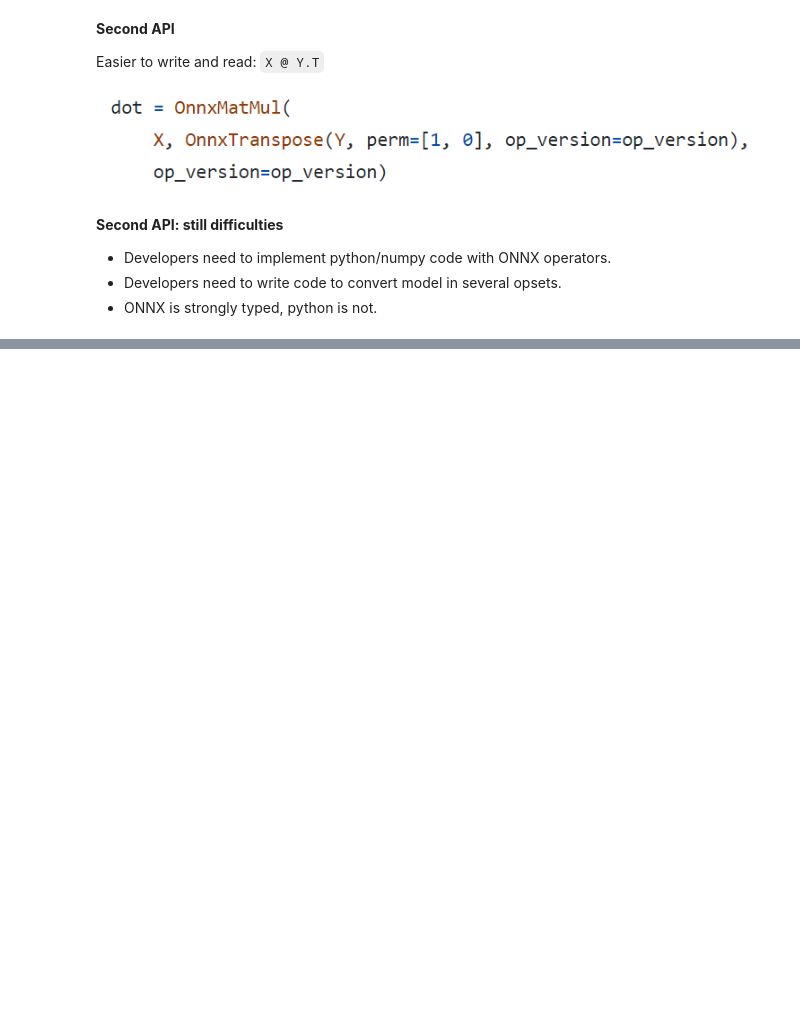
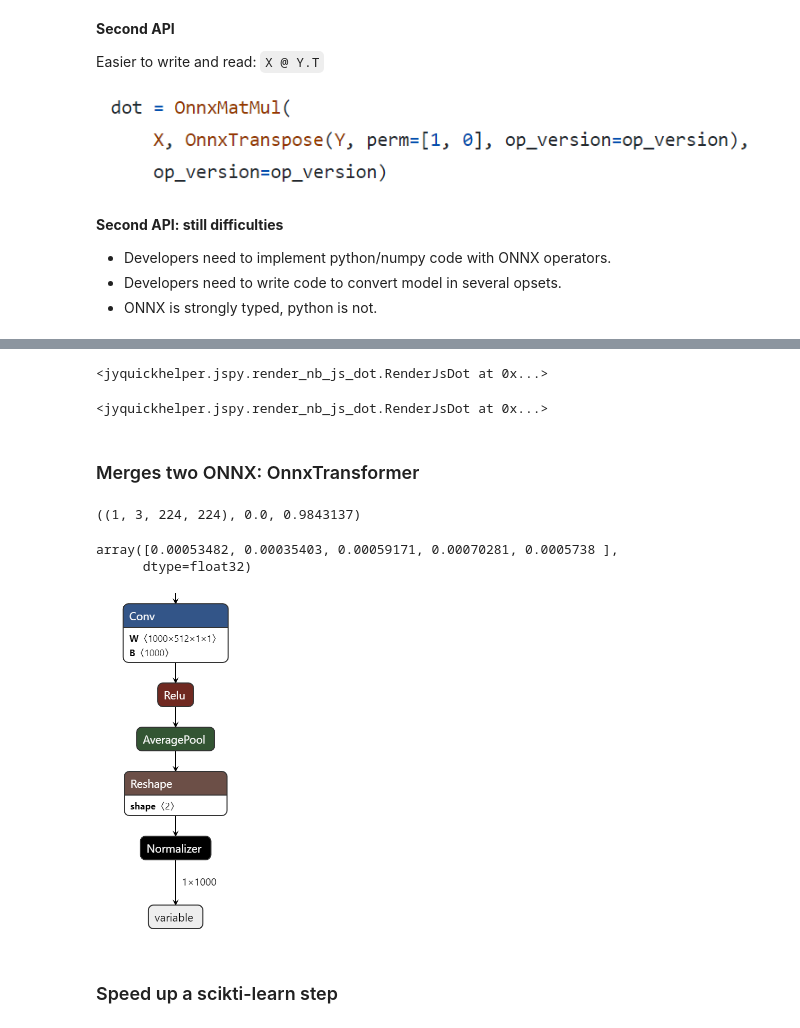
Before and after one commit to onnx/sklearn-onnx, a Jupyter notebook: docs/notebooks/introduction.ipynb, the cells around one changed output, grey strips where cells are left out. Saved outputs shown, nothing was run; the diff lists cells and outputs as text; code cells hidden in the pictures; blank space fills up the shorter version.

```diff
--- a/docs/notebooks/introduction.ipynb
+++ b/docs/notebooks/introduction.ipynb
@@ -530,0 +1026,22 @@ Image('images/op.png')
+# %%
+from mlprodict.onnx_tools.onnx_manipulations import select_model_inputs_outputs
+
+from sklearn.linear_model import LogisticRegression
+from sklearn.datasets import load_iris
+from sklearn.model_selection import train_test_split
+data = load_iris()
+X, y = data.data, data.target
+X_train, X_test, y_train, y_test = train_test_split(X, y)
+model = LogisticRegression().fit(X_train, y_train)
+onx = to_onnx(model, X, options={'zipmap': False})
+
+%onnxview onx --size="8%"
+# %% [output]
+<jyquickhelper.jspy.render_nb_js_dot.RenderJsDot at 0x...>
+# %%
+simple_onx = select_model_inputs_outputs(onx, outputs=['raw_scores'], infer_shapes=True)
+%onnxview simple_onx --size="8%"
+# %% [output]
+<jyquickhelper.jspy.render_nb_js_dot.RenderJsDot at 0x...>
+# %% [markdown]
+### Merges two ONNX: OnnxTransformer
@@ -530,0 +1062,37 @@ Image('images/op.png')
+# %%
+import numpy
+from PIL import Image as PILImage
+
+
+def preprocess(img):
+    img2 = img.resize((224, 224))
+    X = numpy.asarray(img2).transpose((2, 0, 1))
+    X = X[numpy.newaxis, :3, :, :] / 255.0
+    return X.astype(numpy.float32)
+
+url = "https://github.com/sdpython/mlprodict/raw/master/_doc/notebooks/"
+img_path = "800px-Tour_Eiffel_Wikimedia_Commons_(cropped).jpg"
+download_data(img_path, website=url)
+image = PILImage.open(img_path)
+image.reduce(4)
+
+image_data = preprocess(image)
+image_data.shape, image_data.min(), image_data.max()
+# %% [output]
+((1, 3, 224, 224), 0.0, 0.9843137)
+# %%
+from sklearn.pipeline import Pipeline
+from sklearn.preprocessing import Normalizer
+from mlprodict.sklapi import OnnxTransformer
+
+with open(model_file, 'rb') as f: content = f.read()
+
+pipe = Pipeline([
+    ('squeeze', OnnxTransformer(content, runtime='onnxruntime1')),
+    ('scaler', Normalizer(norm='l1'))])
+pipe.fit(image_data)
+onx_pred = pipe.transform(image_data)
+onx_pred[0, :5]
+# %% [output]
+array([0.00053482, 0.00035403, 0.00059171, 0.00070281, 0.0005738 ],
+      dtype=float32)
@@ -530,0 +1103,6 @@ Image('images/op.png')
+# %%
+Image("images/sqsc.png", width=150)
+# %% [output]
+[figure, added]
+# %% [markdown]
+### Speed up a scikti-learn step
```
Also changed, not shown: parts of 66 cells of this notebook, 2 other files.
